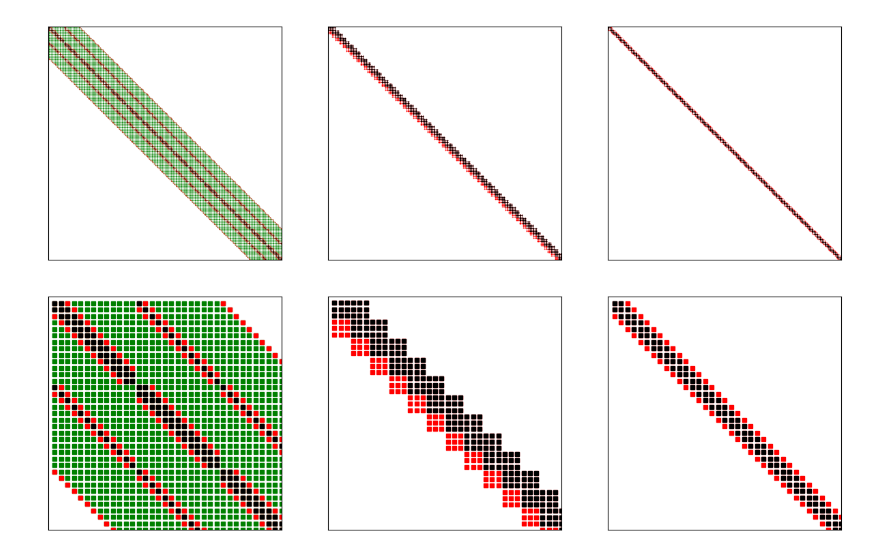
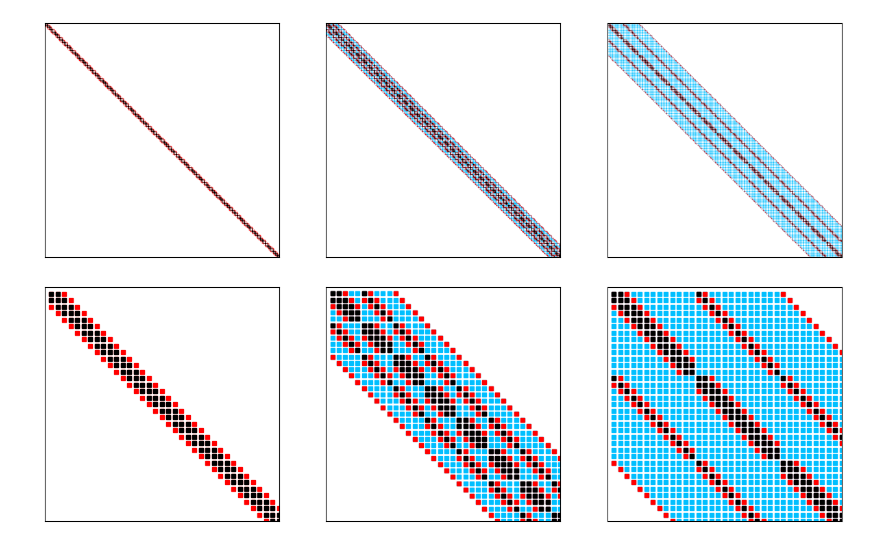
Before and after one commit to PhotonDesign/Sparse-Photonic-QCQPs-Figures, a Jupyter notebook: Figure2/Fig2B.ipynb, the cells around one changed output. Cells and saved outputs as stored; diff of their text form; code cells hidden in the pictures.

```diff
--- a/Figure2/Fig2B.ipynb
+++ b/Figure2/Fig2B.ipynb
@@ -54,24 +54,25 @@ N = 200
 B = np.diag(np.ones(N)) + np.diag(np.ones(N-1), -1) + np.diag(np.ones(N-1), 1)
 B2 = np.matmul(B,B)
 
-# three-level quantum
-N = 66
-N = 3*N
-C = np.zeros([N, N])
-for i in range(N):
-    j = floor(i/3)
-    if 3*j+6 <= N:
-        idx = range(3*j, 3*j+6)
-    else:
-        idx = range(3*j, 3*j+3)
-    C[i, idx] = 1
+# waveguide
+Ny = 5
+Nx = 40
+Nxy = Nx * Ny
+C = np.diag(np.ones(Nxy)) + np.diag(np.ones(Nxy - 1), 1)
+idx = range(Ny, Ny*Nx, Ny)
+C[[x - 1 for x in idx],idx] = 0
+C = C + np.diag(np.ones(Nxy - Ny), Ny)
+C = C + C.T
+
 C2 = C.T @ C
+
+C3 = bandMatrix(Nxy, 2 * Ny + 1)
 # %%
 plt.figure(figsize=(15, 15), dpi=100)
 
-plt.subplot(131)
+plt.subplot(133)
 mksz = 0.2
-my_spy(np2sp(A3), color='green', markersize=mksz)
+my_spy(np2sp(A3), color='deepskyblue', markersize=mksz)
 my_spy(np2sp(A2), color='red', markersize=mksz)
 my_spy(np2sp(A), color='black', markersize=mksz)
 plt.xticks([], labels=[])
@@ -79,58 +80,60 @@ plt.yticks([], labels=[])
 
 plt.subplot(132)
 mksz = 0.3
+my_spy(np2sp(C3), color='deepskyblue', markersize=mksz)
 my_spy(np2sp(C2), color='red', markersize=mksz)
 my_spy(np2sp(C), color='black', markersize=mksz)
 plt.xticks([], labels=[])
 plt.yticks([], labels=[])
 
-plt.subplot(133)
+plt.subplot(131)
 mksz = 0.3
 my_spy(np2sp(B2), color='red', markersize=mksz)
 my_spy(np2sp(B), color='black', markersize=mksz)
 plt.xticks([], labels=[])
 plt.yticks([], labels=[])
 
-plt.savefig("myImagePDF.pdf", format="pdf", bbox_inches="tight")
+plt.savefig("myImagePDF1.pdf", format="pdf", bbox_inches="tight")
 plt.show()
 # %% [output]
-[figure, old version]
+[figure, new version]
 # %%
 mksz = 5
 
 plt.figure(figsize=(15, 15), dpi=100)
 
-plt.subplot(131)
+plt.subplot(133)
 
-my_spy(np2sp(A3), color='green', markersize=mksz)
+my_spy(np2sp(A3), color='deepskyblue', markersize=mksz)
 my_spy(np2sp(A2), color='red', markersize=mksz)
 my_spy(np2sp(A), color='black', markersize=mksz)
 plt.xticks([], labels=[])
 plt.yticks([], labels=[])
 plt.xlim([-1,35])
 plt.ylim([-1,35])
 plt.gca().invert_yaxis()
 
 plt.subplot(132)
+my_spy(np2sp(C3), color='deepskyblue', markersize=mksz)
 my_spy(np2sp(C2), color='red', markersize=mksz)
 my_spy(np2sp(C), color='black', markersize=mksz)
 plt.xticks([], labels=[])
 plt.yticks([], labels=[])
 plt.xlim([-1,36])
 plt.ylim([-1,36])
 plt.gca().invert_yaxis()
 
 
-plt.subplot(133)
+plt.subplot(131)
 my_spy(np2sp(B2), color='red', markersize=mksz)
 my_spy(np2sp(B), color='black', markersize=mksz)
 plt.xticks([], labels=[])
 plt.yticks([], labels=[])
 plt.xlim([-1,35])
 plt.ylim([-1,35])
 plt.gca().invert_yaxis()
 
-plt.savefig("myImagePDF.pdf", format="pdf", bbox_inches="tight")
+plt.savefig("myImagePDF2.pdf", format="pdf", bbox_inches="tight")
 plt.show()
 # %% [output]
-[figure, old version]
+[figure, new version]
```
